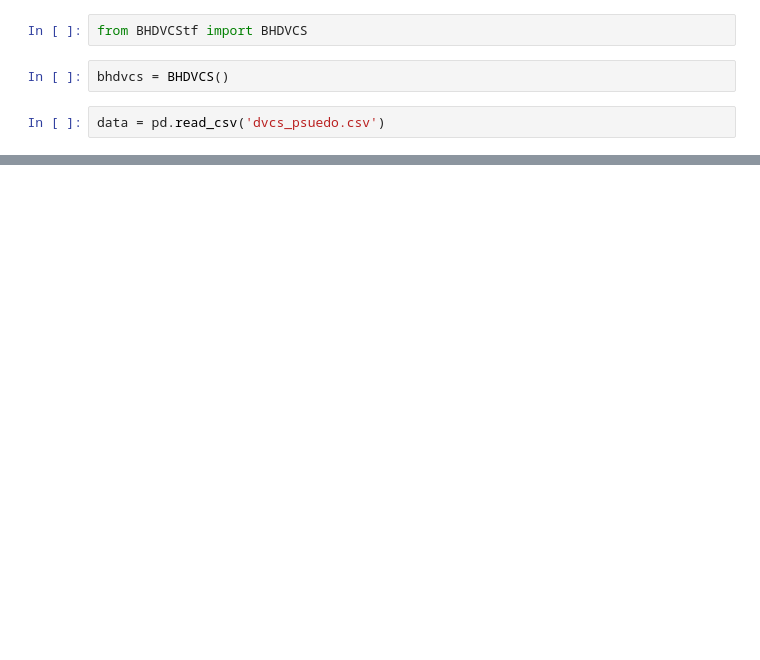
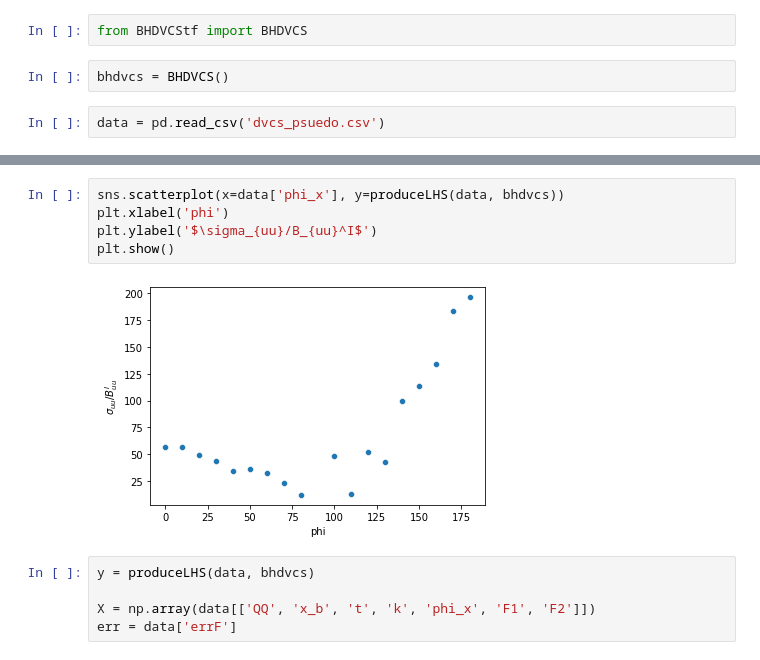
Before and after one commit to extraction-tools/ANN, a Jupyter notebook: Nick/Simulfit.ipynb, the cells around one changed output, grey strips where cells are left out. Saved outputs shown, nothing was run; the diff lists cells and outputs as text; blank space fills up the shorter version.

```diff
--- a/Nick/Simulfit.ipynb
+++ b/Nick/Simulfit.ipynb
@@ -42,0 +45,12 @@ AttributeError: 'BHDVCS' object has no attribute 'qp'
+# %%
+sns.scatterplot(x=data['phi_x'], y=produceLHS(data, bhdvcs))
+plt.xlabel('phi')
+plt.ylabel('$\sigma_{uu}/B_{uu}^I$')
+plt.show()
+# %% [output]
+[figure, added]
+# %%
+y = produceLHS(data, bhdvcs)
+
+X = np.array(data[['QQ', 'x_b', 't', 'k', 'phi_x', 'F1', 'F2']])
+err = data['errF']
```
Also changed, not shown: parts of 23 cells of this notebook, 2 other files.
